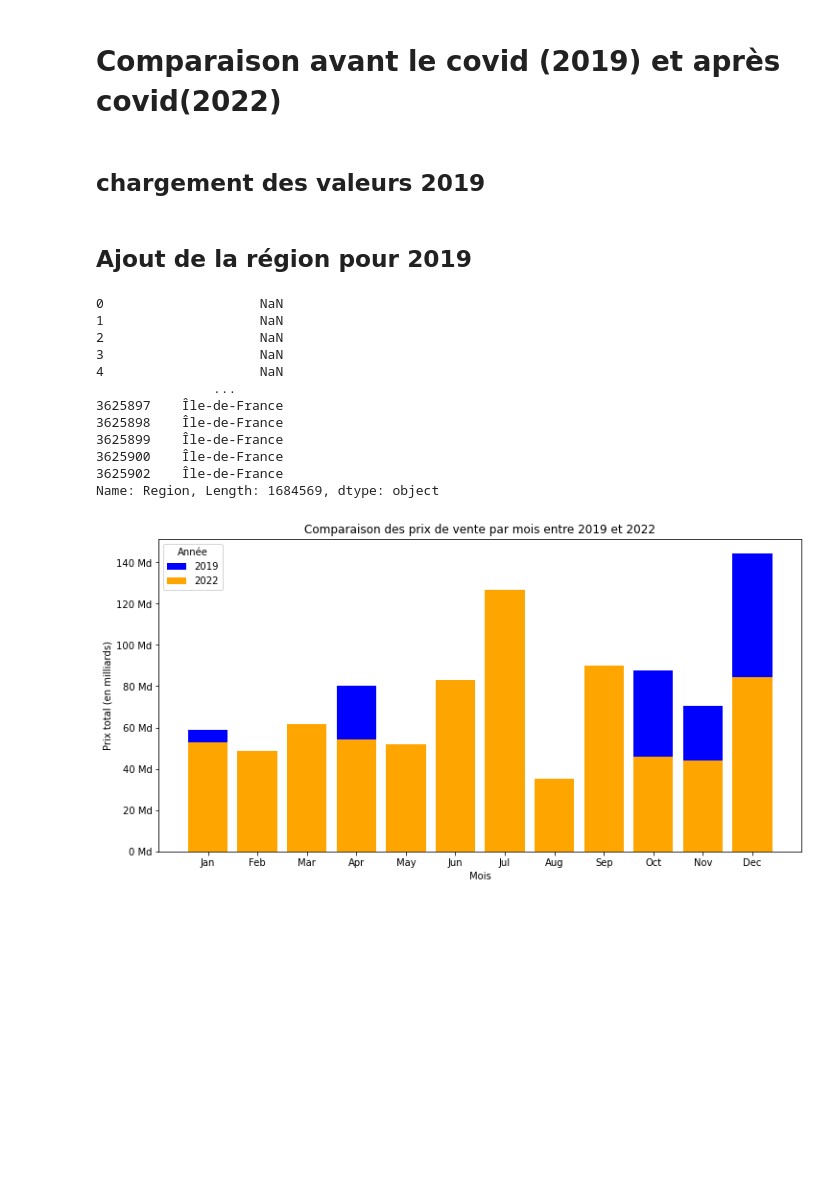
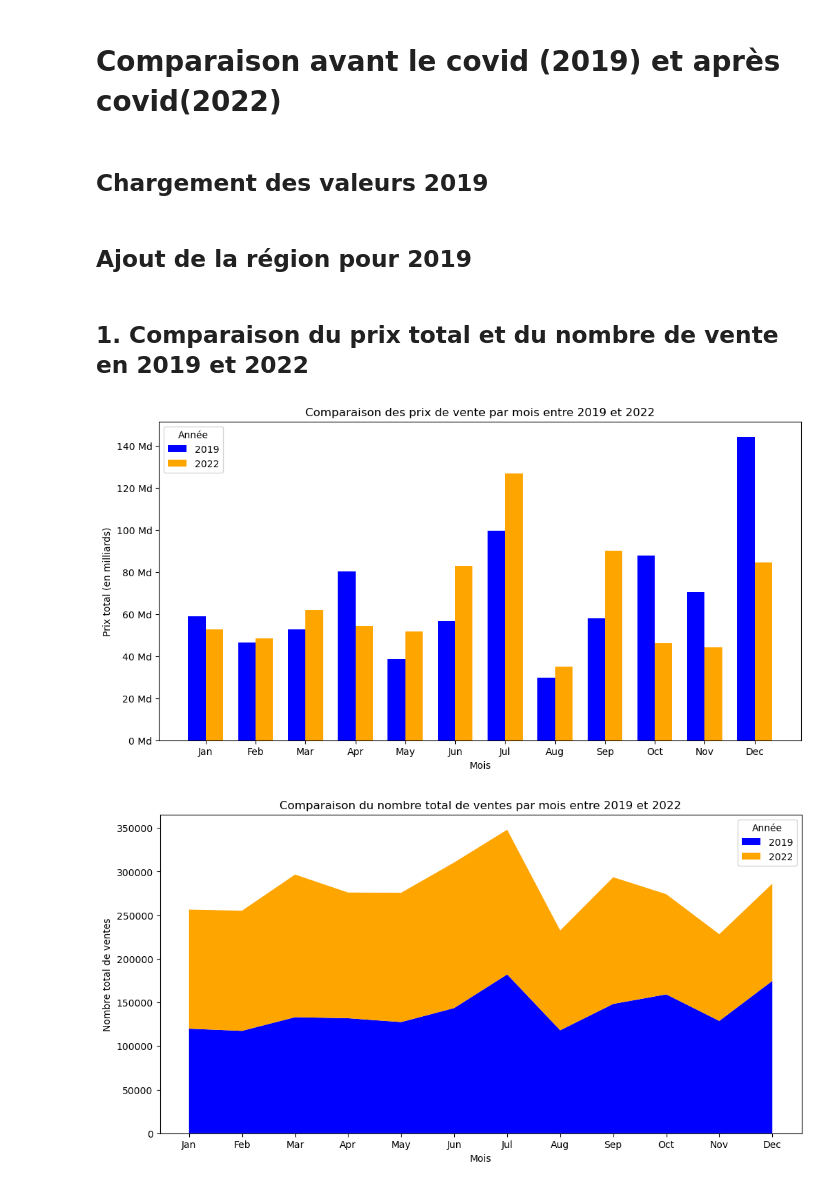
Before and after one commit to Marc94440/Projet-DVF, a Jupyter notebook: Projet_DVF.ipynb, the cells around one changed output. Cells and saved outputs as stored; diff of their text form; code cells hidden in the pictures; blank space fills up the shorter version.

```diff
--- a/Projet_DVF.ipynb
+++ b/Projet_DVF.ipynb
@@ -555,0 +242,18 @@ moins une autre année (en particulier avant covid)
+# %%
+regions_geojson = 'https://france-geojson.gregoiredavid.fr/repo/regions.geojson'
+regions_data = gpd.read_file(regions_geojson)
+
+VF_2022['Region'] = VF_2022['Region'].astype(str)
+
+average_sales_regions = VF_2022.groupby('Region')['Valeur fonciere'].mean().reset_index()
+
+regions_data = regions_data.merge(average_sales_regions, left_on='nom', right_on='Region', how='left')
+
+map_fr = folium.Map(location=[46.603354, 1.888334], zoom_start=6)
+
+geojson = GeoJson(regions_data, name='Moyenne des ventes', tooltip=folium.features.GeoJsonTooltip(fields=['nom', 'Valeur fonciere'], aliases=['Région', 'Moyenne des ventes'], sticky=True))
+map_fr.add_child(geojson)
+
+folium.LayerControl().add_to(map_fr)
+
+map_fr
@@ -556,7 +548,7 @@ moins une autre année (en particulier avant covid)
 # %% [markdown]
 # Comparaison avant le covid (2019) et après covid(2022)
 # %% [markdown]
-## chargement des valeurs 2019
+## Chargement des valeurs 2019
 # %%
 valeursfoncieres_2019=pd.read_csv("valeursfoncieres-2019.txt", sep="|")
 VF_2019 = valeursfoncieres_2019.copy()
@@ -620,49 +612,53 @@ region = {
 }
 
 VF_2019['Region'] = VF_2019['Code departement'].map(region)
-
-print(VF_2019["Region"])
-# %% [output]
-0                    NaN
-1                    NaN
-2                    NaN
-3                    NaN
-4                    NaN
-               ...
-3625897    Île-de-France
-3625898    Île-de-France
-3625899    Île-de-France
-3625900    Île-de-France
-3625902    Île-de-France
-Name: Region, Length: 1684569, dtype: object
+# %% [markdown]
+## 1. Comparaison du prix total et du nombre de vente en 2019 et 2022
 # %%
-# Calculate total sale prices by month in 2019
 monthly_prices_2019 = VF_2019.groupby(VF_2019['Date mutation'].dt.month)['Valeur fonciere'].sum() / 1e9
 
-# Calculate total sale prices by month in 2022
 monthly_prices_2022 = VF_2022.groupby(VF_2022['Date mutation'].dt.month)['Valeur fonciere'].sum() / 1e9
 
-# Create a bar plot with different colors for each year
 plt.figure(figsize=(12, 6))
-plt.bar(monthly_prices_2019.index, monthly_prices_2019.values, color='blue', label='2019')
-plt.bar(monthly_prices_2022.index, monthly_prices_2022.values, color='orange', label='2022')
+bar_width = 0.35
+opacity = 0.8
 
-# Format the y-axis in billions
+plt.bar(np.arange(len(monthly_prices_2019)), monthly_prices_2019.values, bar_width, color='blue', label='2019')
+plt.bar(np.arange(len(monthly_prices_2022)) + bar_width, monthly_prices_2022.values, bar_width, color='orange', label='2022')
+
 formatter = ticker.FuncFormatter(lambda x, pos: '{:1.0f} Md'.format(x))
 plt.gca().yaxis.set_major_formatter(formatter)
 
-# Replace the month labels
 months = [calendar.month_abbr[i] for i in range(1, 13)]
-plt.xticks(monthly_prices_2022.index, months)
+plt.xticks(np.arange(len(months)) + bar_width/2, months)
 
-# Add labels, title, and legend
 plt.xlabel('Mois')
 plt.ylabel('Prix total (en milliards)')
 plt.title("Comparaison des prix de vente par mois entre 2019 et 2022")
 plt.legend(title='Année')
 
-# Display the bar plot
 plt.show()
+
+monthly_sales_2019 = VF_2019.groupby(VF_2019['Date mutation'].dt.month).size()
+
+monthly_sales_2022 = VF_2022.groupby(VF_2022['Date mutation'].dt.month).size()
+
+plt.figure(figsize=(12, 6))
+months = np.arange(1, 13)
+bar_width = 0.8
+
+plt.stackplot(months, monthly_sales_2019, monthly_sales_2022, labels=['2019', '2022'], colors=['blue', 'orange'])
+
+months_abbr = [calendar.month_abbr[i] for i in months]
+plt.xticks(months, months_abbr)
+
+plt.xlabel('Mois')
+plt.ylabel('Nombre total de ventes')
+plt.title("Comparaison du nombre total de ventes par mois entre 2019 et 2022")
+plt.legend(title='Année')
+
+plt.show()
 # %% [output]
-[figure, old version]
+[figure, new version]
+[figure, added]
 # %% [markdown]
```
Also changed, not shown: parts of 71 cells of this notebook.
